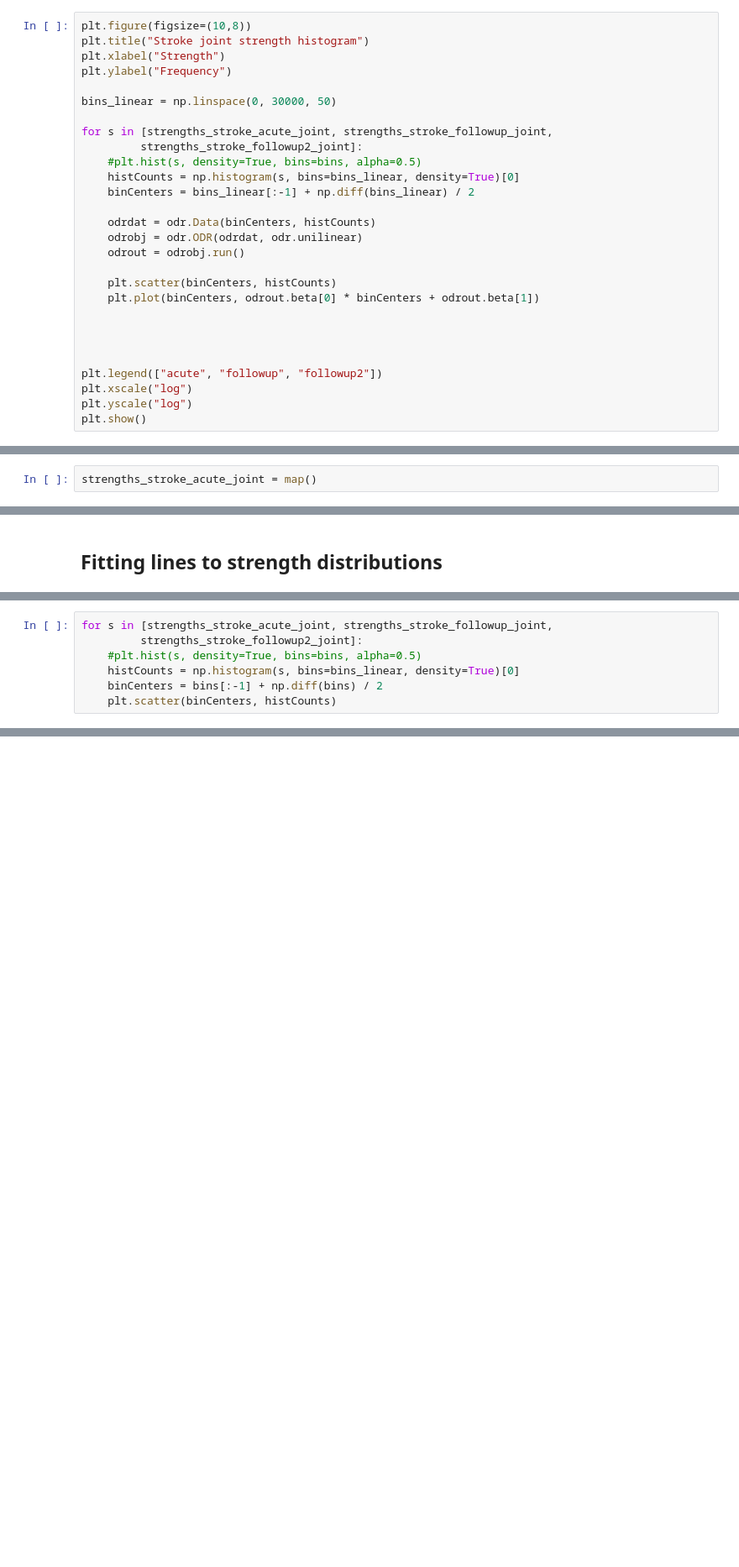
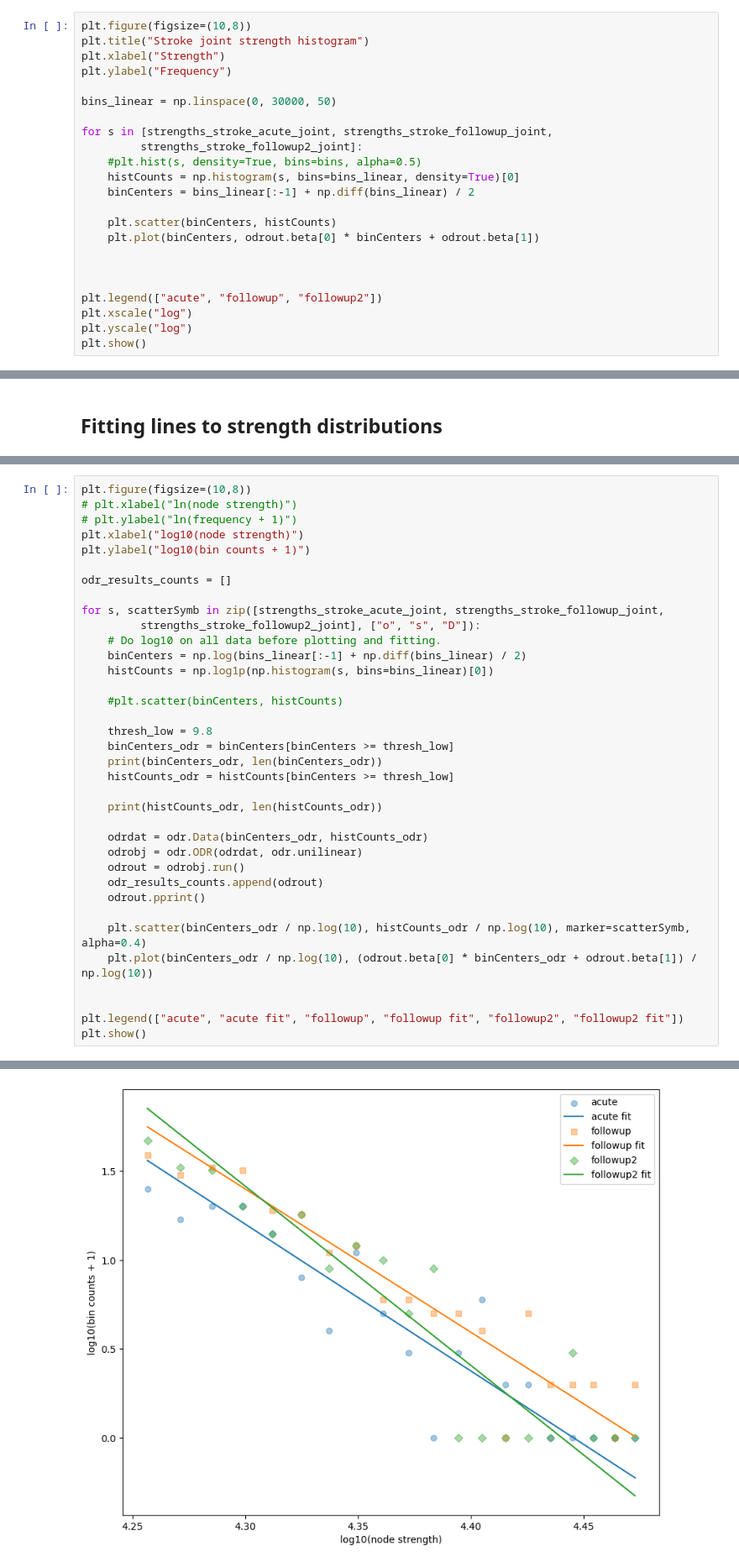
Before and after one commit to kamilksiazek/Brainhack_connectomics, a Jupyter notebook: network_stats/BH_netstats.ipynb, the cells around one changed output, grey strips where cells are left out. Shown: that part at 84% size. Drawn from its saved outputs; the diff is of its cells as text; blank space fills up the shorter version.

```diff
--- a/network_stats/BH_netstats.ipynb
+++ b/network_stats/BH_netstats.ipynb
@@ -334,13 +352,8 @@ for s in [strengths_stroke_acute_joint, strengths_stroke_followup_joint,
     histCounts = np.histogram(s, bins=bins_linear, density=True)[0]
     binCenters = bins_linear[:-1] + np.diff(bins_linear) / 2
 
-    odrdat = odr.Data(binCenters, histCounts)
-    odrobj = odr.ODR(odrdat, odr.unilinear)
-    odrout = odrobj.run()
-
     plt.scatter(binCenters, histCounts)
     plt.plot(binCenters, odrout.beta[0] * binCenters + odrout.beta[1])
-
 
 
 
@@ -415,2 +414,0 @@ for patNum, adjMat in zip(patNums_stroke_followup2, mats_stroke_followup2):
-# %%
-strengths_stroke_acute_joint = map()
@@ -425,7 +419,37 @@ plt.show()
 # %%
-for s in [strengths_stroke_acute_joint, strengths_stroke_followup_joint,
-         strengths_stroke_followup2_joint]:
-    #plt.hist(s, density=True, bins=bins, alpha=0.5)
-    histCounts = np.histogram(s, bins=bins_linear, density=True)[0]
-    binCenters = bins[:-1] + np.diff(bins) / 2
-    plt.scatter(binCenters, histCounts)
+plt.figure(figsize=(10,8))
+# plt.xlabel("ln(node strength)")
+# plt.ylabel("ln(frequency + 1)")
+plt.xlabel("log10(node strength)")
+plt.ylabel("log10(bin counts + 1)")
+
+odr_results_counts = []
+
+for s, scatterSymb in zip([strengths_stroke_acute_joint, strengths_stroke_followup_joint,
+         strengths_stroke_followup2_joint], ["o", "s", "D"]):
+    # Do log10 on all data before plotting and fitting.
+    binCenters = np.log(bins_linear[:-1] + np.diff(bins_linear) / 2)
+    histCounts = np.log1p(np.histogram(s, bins=bins_linear)[0])
+
+    #plt.scatter(binCenters, histCounts)
+
+    thresh_low = 9.8
+    binCenters_odr = binCenters[binCenters >= thresh_low]
+    print(binCenters_odr, len(binCenters_odr))
+    histCounts_odr = histCounts[binCenters >= thresh_low]
+
+    print(histCounts_odr, len(histCounts_odr))
+
+    odrdat = odr.Data(binCenters_odr, histCounts_odr)
+    odrobj = odr.ODR(odrdat, odr.unilinear)
+    odrout = odrobj.run()
+    odr_results_counts.append(odrout)
+    odrout.pprint()
+
+    plt.scatter(binCenters_odr / np.log(10), histCounts_odr / np.log(10), marker=scatterSymb, alpha=0.4)
+    plt.plot(binCenters_odr / np.log(10), (odrout.beta[0] * binCenters_odr + odrout.beta[1]) / np.log(10))
+
+
+plt.legend(["acute", "acute fit", "followup", "followup fit", "followup2", "followup2 fit"])
+plt.show()
+# %% [output]
@@ -431,0 +473 @@ for s in [strengths_stroke_acute_joint, strengths_stroke_followup_joint,
+[figure, added]
```
Also changed, not shown: parts of 28 cells of this notebook.
